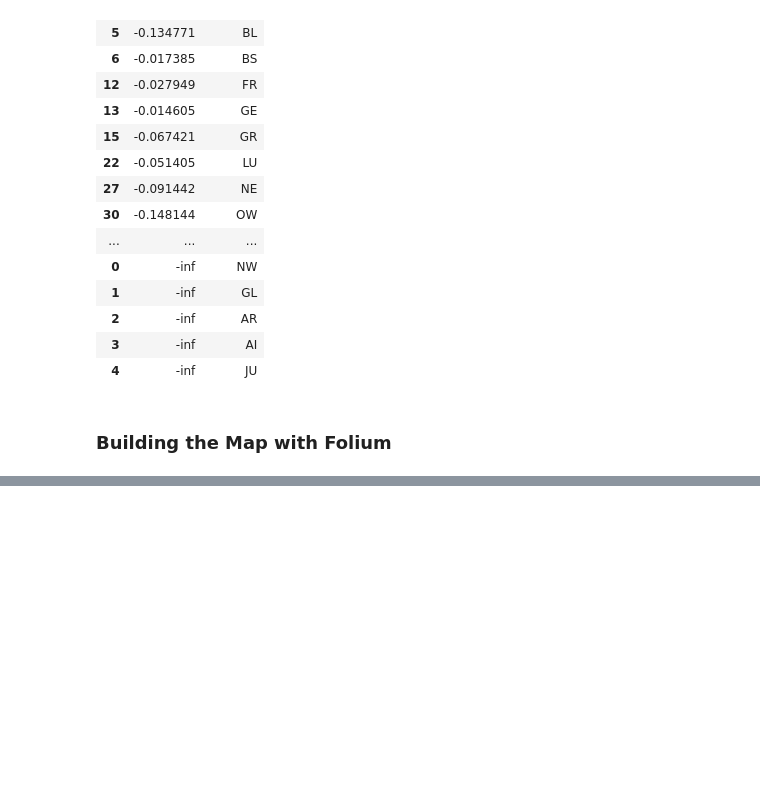
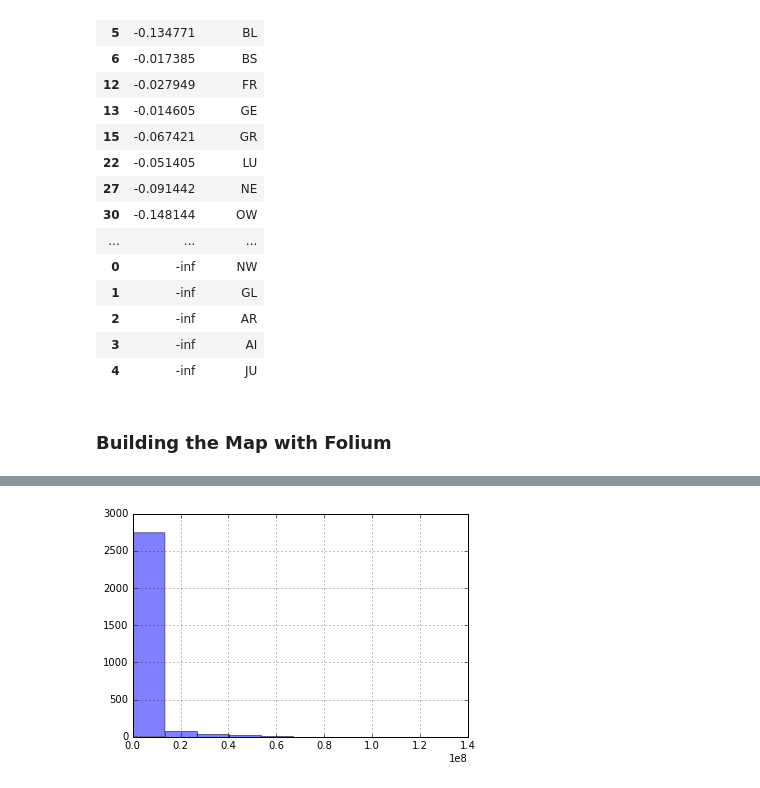
Before and after one commit to kirtanp/ADA-EPFL-2016, a Jupyter notebook: Lab3/choropleth-complete_Map.ipynb, the cells around one changed output, grey strips where cells are left out. Cells and saved outputs as stored; diff of their text form; code cells hidden in the pictures; blank space fills up the shorter version.

```diff
--- a/Lab3/choropleth-complete_Map.ipynb
+++ b/Lab3/choropleth-complete_Map.ipynb
@@ -403,0 +581,7 @@ dict_rostigraben = {'AG': 'G', 'AI': 'G', 'AR': 'G',
+# %%
+#French
+plt.hist(german_insts, bins=10, alpha=0.5)
+plt.grid(True)
+plt.show()
+# %% [output]
+[figure, added]
```
Also changed, not shown: parts of 40 cells of this notebook, 2 other files.
